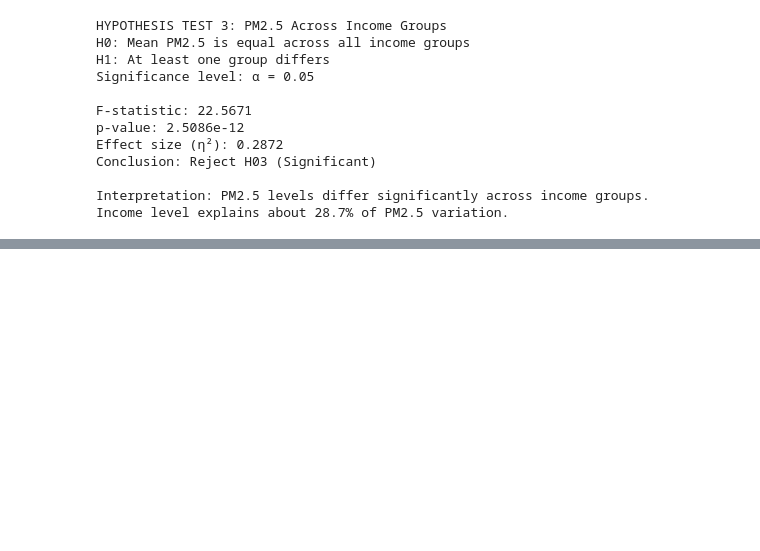
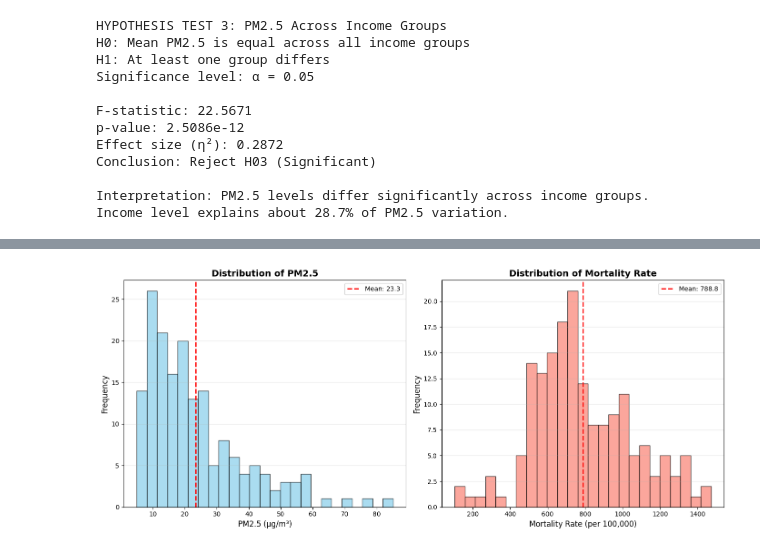
Before and after one commit to eceguneyyy/dsa210-project, a Jupyter notebook: analysis.ipynb, the cells around one changed output, grey strips where cells are left out. Saved outputs shown, nothing was run; the diff lists cells and outputs as text; code cells hidden in the pictures; blank space fills up the shorter version.

```diff
--- a/analysis.ipynb
+++ b/analysis.ipynb
@@ -181,0 +230,27 @@ Income level explains about 28.7% of PM2.5 variation.
+# %%
+# visualization 3: histogram
+fig, axes = plt.subplots(1, 2, figsize=(14, 6))
+
+axes[0].hist(df['PM25'], bins=25, color='skyblue', edgecolor='black', alpha=0.7)
+axes[0].axvline(df['PM25'].mean(), color='red', linestyle='--', linewidth=2,
+                label=f'Mean: {df["PM25"].mean():.1f}')
+axes[0].set_xlabel('PM2.5 (μg/m³)', fontsize=12)
+axes[0].set_ylabel('Frequency', fontsize=12)
+axes[0].set_title('Distribution of PM2.5', fontsize=14, fontweight='bold')
+axes[0].legend()
+axes[0].grid(True, alpha=0.3, axis='y')
+
+axes[1].hist(df['Mortality_Rate'], bins=25, color='salmon', edgecolor='black', alpha=0.7)
+axes[1].axvline(df['Mortality_Rate'].mean(), color='red', linestyle='--', linewidth=2,
+                label=f'Mean: {df["Mortality_Rate"].mean():.1f}')
+axes[1].set_xlabel('Mortality Rate (per 100,000)', fontsize=12)
+axes[1].set_ylabel('Frequency', fontsize=12)
+axes[1].set_title('Distribution of Mortality Rate', fontsize=14, fontweight='bold')
+axes[1].legend()
+axes[1].grid(True, alpha=0.3, axis='y')
+
+plt.tight_layout()
+plt.savefig('distributions.png', dpi=300, bbox_inches='tight')
+plt.show()
+# %% [output]
+[figure, added]
```
Also changed, not shown: parts of 4 cells of this notebook.
